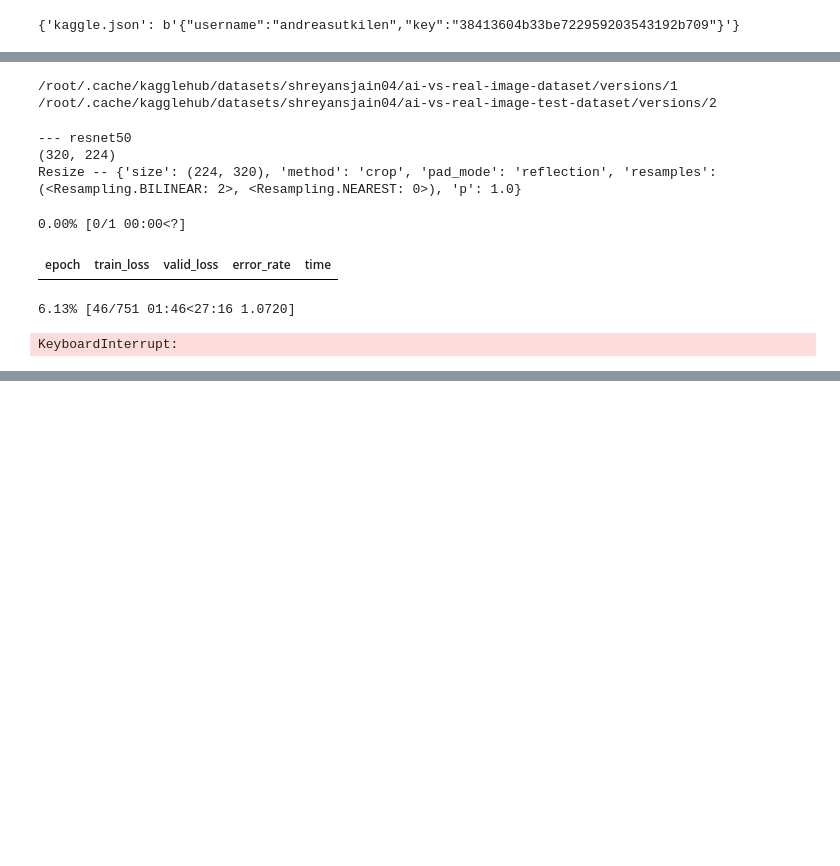
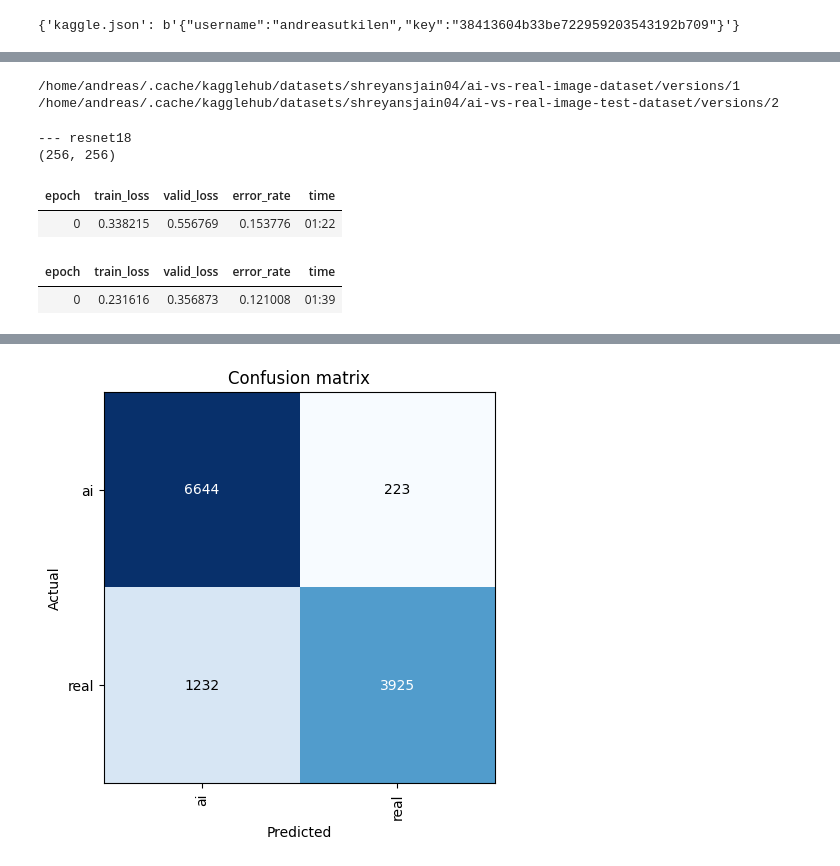
Before and after one commit to AndreasUtkilen/paddy, a Jupyter notebook: deepfake.ipynb, the cells around one changed output, grey strips where cells are left out. Drawn from its saved outputs; the diff is of its cells as text; code cells hidden in the pictures; blank space fills up the shorter version.

```diff
--- a/deepfake.ipynb
+++ b/deepfake.ipynb
@@ -53,7 +50,9 @@ from fastai.vision.all import *
 path.ls()
 print(train_path)
 print(test_path)
+trn_path = Path('sml')
+tst_path = Path('sml-test')
 # %% [output]
-/root/.cache/kagglehub/datasets/shreyansjain04/ai-vs-real-image-dataset/versions/1
-/root/.cache/kagglehub/datasets/shreyansjain04/ai-vs-real-image-test-dataset/versions/2
+/home/andreas/.cache/kagglehub/datasets/shreyansjain04/ai-vs-real-image-dataset/versions/1
+/home/andreas/.cache/kagglehub/datasets/shreyansjain04/ai-vs-real-image-test-dataset/versions/2
 # %%
@@ -67,7 +67,12 @@ def train(arch, size, item=Resize(480, method='squish'), accum=1, finetune=True,
     learn = vision_learner(dls, arch, metrics=error_rate, cbs=cbs).to_fp16()
     if finetune:
         learn.fine_tune(epochs, 0.01)
-        tst_files = get_image_files(path/'test_images').sorted()
+        tst_files = get_image_files(tst_path).sorted()
+
+        interp = ClassificationInterpretation.from_learner(learn)
+        interp.plot_confusion_matrix()
+        interp.plot_top_losses(9)
+
         return learn.tta(dl=dls.test_dl(tst_files))
     else:
         learn.unfreeze()
@@ -82,3 +80,10 @@ models = {
+# %%
+res = 256,256
+models = {
+    'resnet18': {
+        (Resize(res), (256,256)),
+    }
+}
 # %%
 import gc
 def report_gpu():
@@ -88,19 +93,17 @@ def report_gpu():
 # %%
 tta_res = []
 
 for arch,details in models.items():
     for item,size in details:
         print('---',arch)
         print(size)
-        print(item.name)
-        tta_res.append(train(arch, size, item=item, accum=1)) #, epochs=1))
+        tta_res.append(train(arch, size, item=item, accum=1, epochs=1))
         gc.collect()
         torch.cuda.empty_cache()
 # %% [output]
---- resnet50
-(320, 224)
-Resize -- {'size': (224, 320), 'method': 'crop', 'pad_mode': 'reflection', 'resamples': (<Resampling.BILINEAR: 2>, <Resampling.NEAREST: 0>), 'p': 1.0}
+--- resnet18
+(256, 256)
-0.00% [0/1 00:00<?]
 | epoch | train_loss | valid_loss | error_rate | time |
+| 0 | 0.338215 | 0.556769 | 0.153776 | 01:22 |
-6.13% [46/751 01:46<27:16 1.0720]
-KeyboardInterrupt:
+| epoch | train_loss | valid_loss | error_rate | time |
+| 0 | 0.231616 | 0.356873 | 0.121008 | 01:39 |
@@ -106,0 +115 @@ KeyboardInterrupt:
+[figure, added]
```
Also changed, not shown: parts of 13 cells of this notebook.
